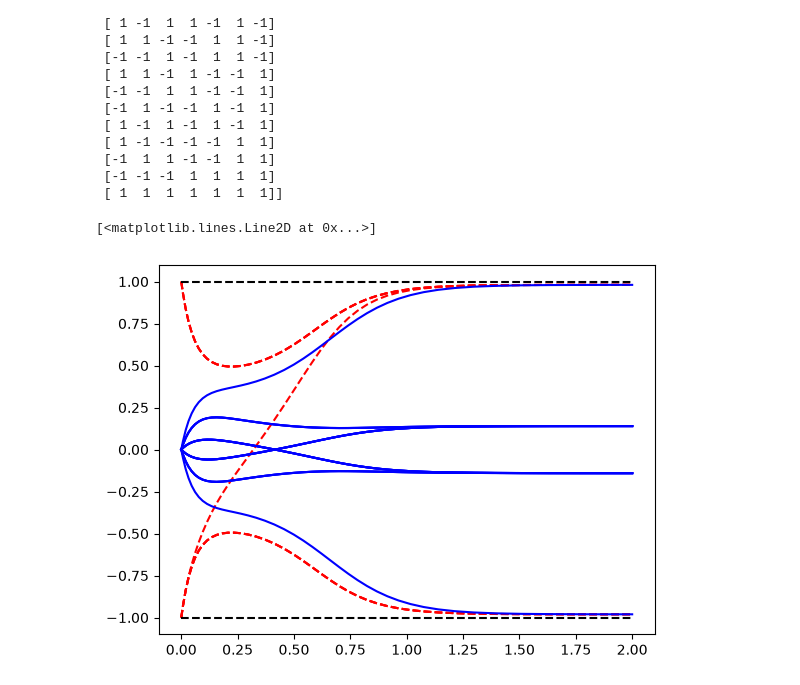
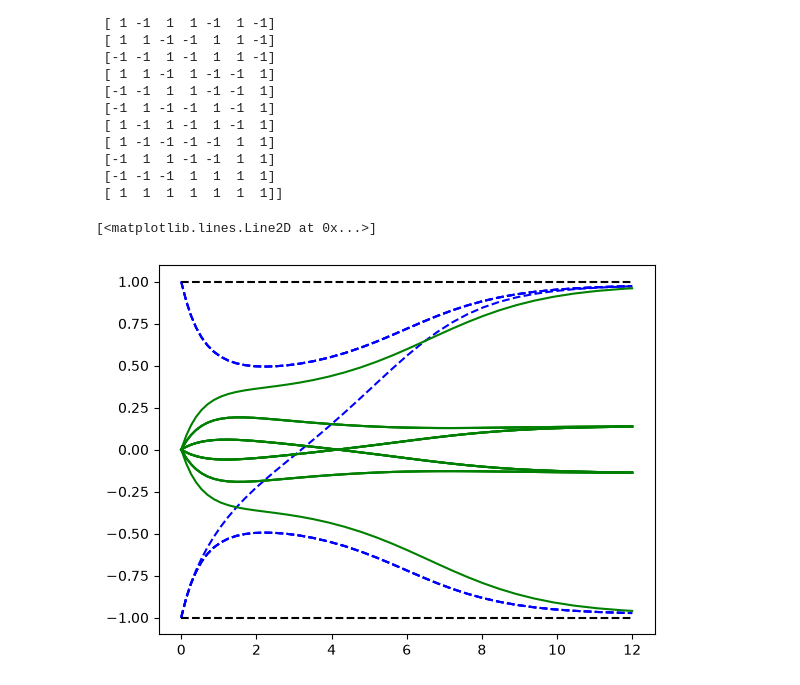
Before and after one commit to EliDoris/ODE_Experiments, a Jupyter notebook: 03_DAM_Hamming.ipynb, the cells around one changed output. Cells and saved outputs as stored; diff of their text form; code cells hidden in the pictures.

```diff
--- a/03_DAM_Hamming.ipynb
+++ b/03_DAM_Hamming.ipynb
@@ -57,7 +57,7 @@ for j in range(nMemories):
         lambda x, yfeats, memidx=j: -x + np.dot(np.copy(codewordMatrix[memidx,:]),yfeats)
     )
 #Time constant
-tau = 1/10
+tau = 1
 def odefun(_,statevec):
     yfeats = f_feature(statevec[0:nFeatures])
     ymems = f_memory(statevec[nFeatures:])
@@ -89,13 +89,13 @@ iVals = np.concat(([-1,-1,-1,1,1,1,-1],np.zeros(nMemories)))
  [-1 -1 -1  1  1  1  1]
  [ 1  1  1  1  1  1  1]]
 # %%
-tlimits = [0,2]
+tlimits = [0,12]
 output = int.solve_ivp(odefun,tlimits,iVals,atol=1e-6,rtol=1e-6)
 # %%
-plt.plot(output.t,output.y[0:nFeatures].T,'r--')
-plt.plot(output.t,output.y[nFeatures:].T/nFeatures,'b-')
+plt.plot(output.t,output.y[0:nFeatures].T,'b--')
+plt.plot(output.t,output.y[nFeatures:].T/nFeatures,'g-')
 plt.plot(tlimits,[1,1],'k--')
 plt.plot(tlimits,[-1,-1],'k--')
 # %% [output]
 [<matplotlib.lines.Line2D at 0x...>]
-[figure, old version]
+[figure, new version]
```
Also changed, not shown: parts of 1 cell of this notebook, 4 other files.
